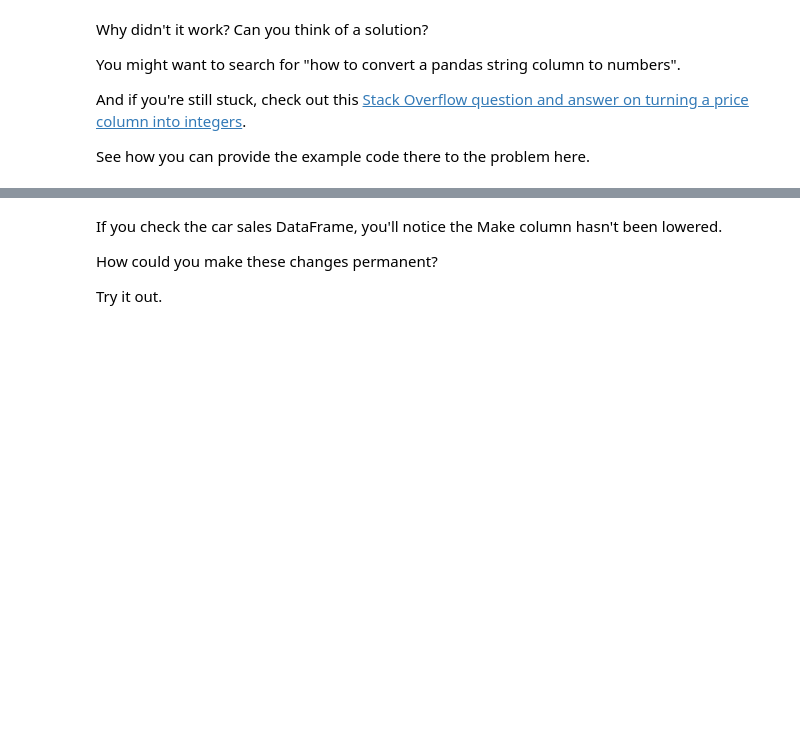
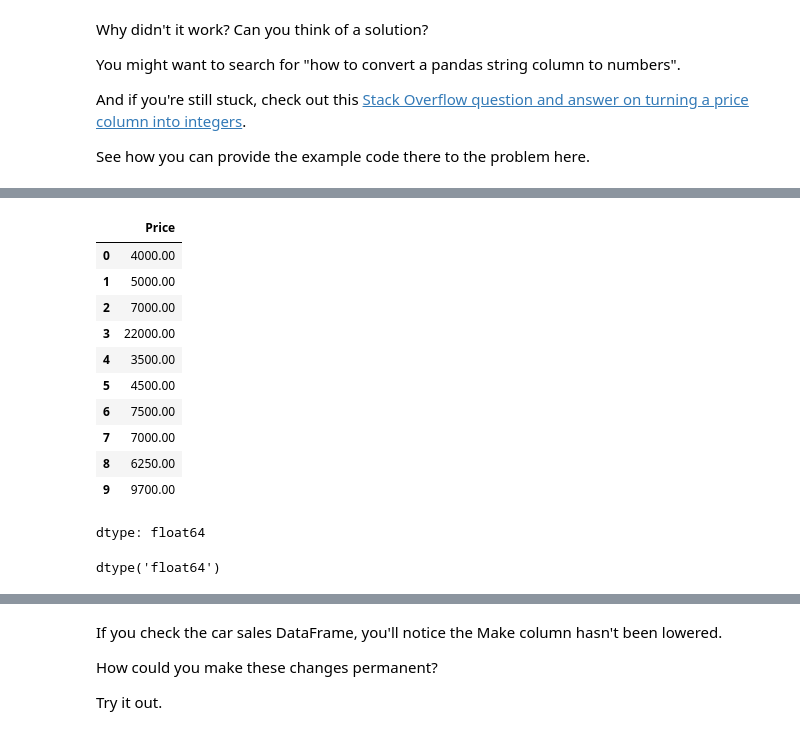
Before and after one commit to 77nimesh/77nimesh, a Jupyter notebook: section-2-data-science-and-ml-tools/pandas-exercises.ipynb, the cells around one changed output, grey strips where cells are left out. Saved outputs shown, nothing was run; the diff lists cells and outputs as text; code cells hidden in the pictures; blank space fills up the shorter version.

```diff
--- a/section-2-data-science-and-ml-tools/pandas-exercises.ipynb
+++ b/section-2-data-science-and-ml-tools/pandas-exercises.ipynb
@@ -304,7 +294,24 @@ dtype: object
 # Remove the two extra zeros at the end of the price column
 # %%
 # Check the changes to the Price column
+df['Price']
+# %% [output]
+|  | Price |
+| 0 | 4000.00 |
+| 1 | 5000.00 |
+| 2 | 7000.00 |
+| 3 | 22000.00 |
+| 4 | 3500.00 |
+| 5 | 4500.00 |
+| 6 | 7500.00 |
+| 7 | 7000.00 |
+| 8 | 6250.00 |
+| 9 | 9700.00 |
+dtype: float64
 # %%
 # Change the datatype of the Price column to integers
+df['Price'].dtype
+# %% [output]
+dtype('float64')
 # %%
 # Lower the strings of the Make column
```
Also changed, not shown: parts of 6 cells of this notebook.
